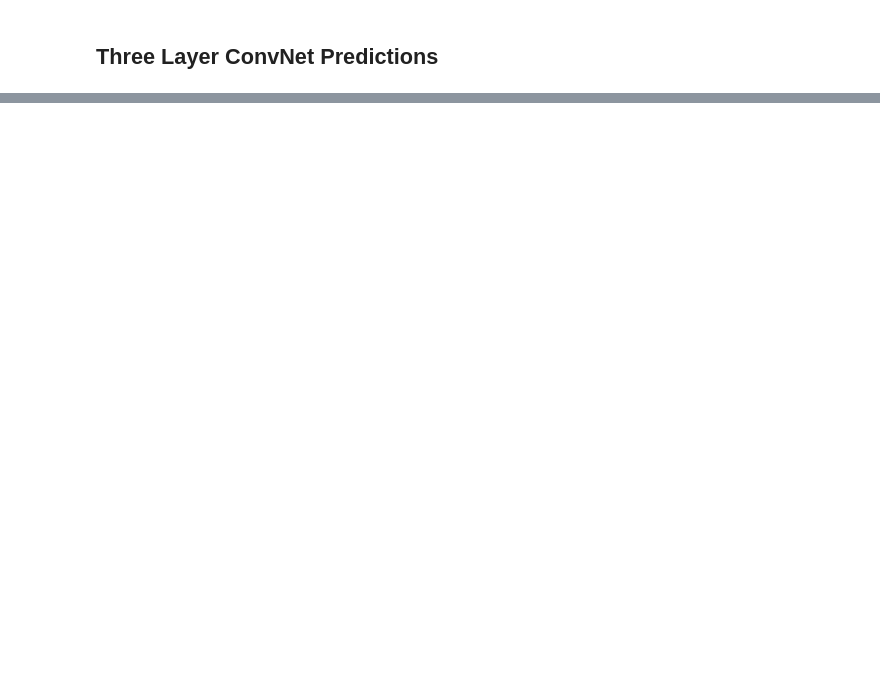
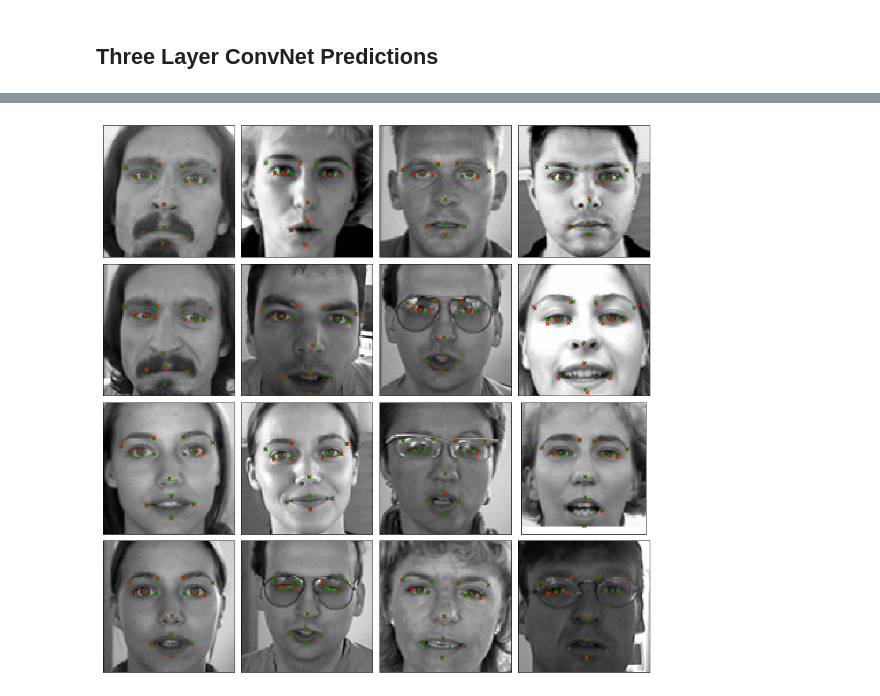
Before and after one commit to YasamanRa/FaceLandmark-Detection, a Jupyter notebook: scripts/FKD-kaggle/predictive-models/Model_Evaluation.ipynb, the cells around one changed output, grey strips where cells are left out. Saved outputs shown, nothing was run; the diff lists cells and outputs as text; code cells hidden in the pictures; blank space fills up the shorter version.

```diff
--- a/scripts/FKD-kaggle/predictive-models/Model_Evaluation.ipynb
+++ b/scripts/FKD-kaggle/predictive-models/Model_Evaluation.ipynb
@@ -71,2 +71,11 @@ plt.show()
 # %% [markdown]
 ## Three Layer ConvNet Predictions
+# %%
+model_path = 'results/three_layer_convolution/model.h5' #set this
+model = models.load_model(model_path)
+
+print(model.summary())
+train, X_test = data.data(reshape=True)
+
+train_prediction = model.predict(train[0])
+test_prediction = model.predict(X_test)
@@ -72,0 +100,10 @@ plt.show()
+# %%
+fig = plt.figure(figsize=(12, 12))
+fig.subplots_adjust(left=0, right=1, bottom=0, top=1, hspace=0.05, wspace=0.05)
+for i in range(16):
+    ax = fig.add_subplot(4, 4, i + 1, xticks=[], yticks=[])
+    plot_sample(train[0][i], train_prediction[i], ax, train[1][i])
+
+plt.show()
+# %% [output]
+[figure, added]
```
Also changed, not shown: parts of 5 cells of this notebook.
